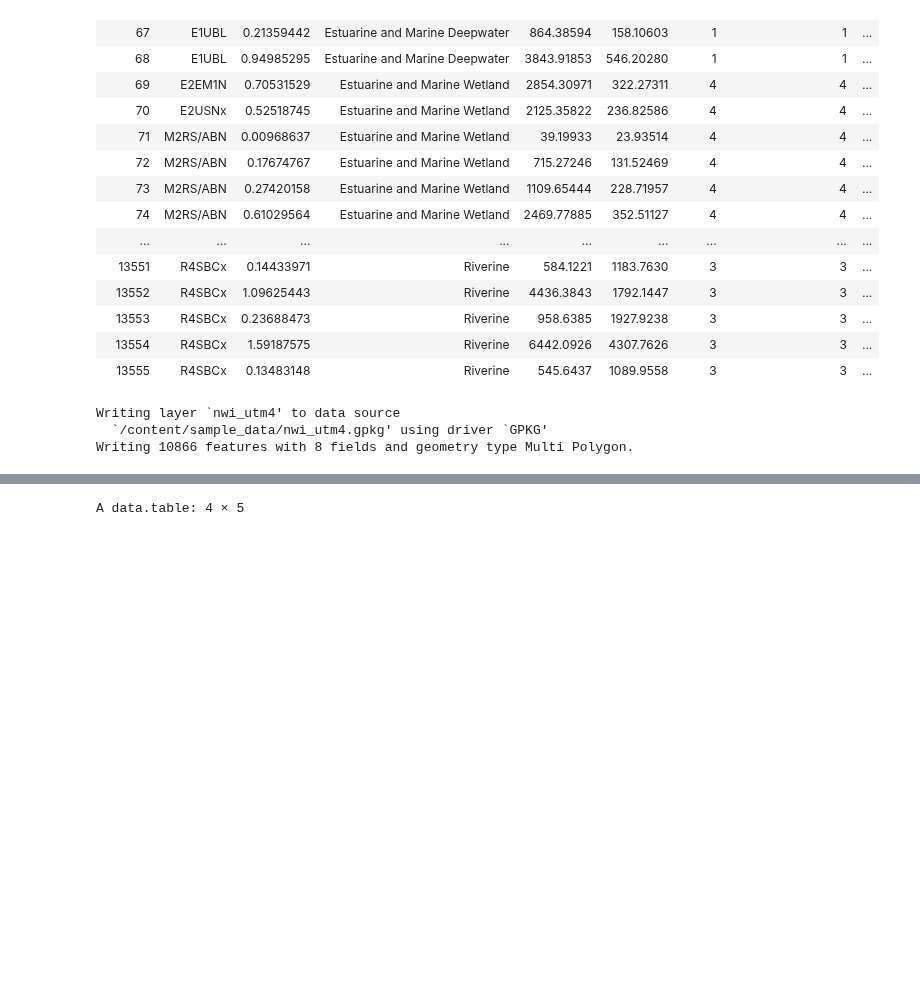
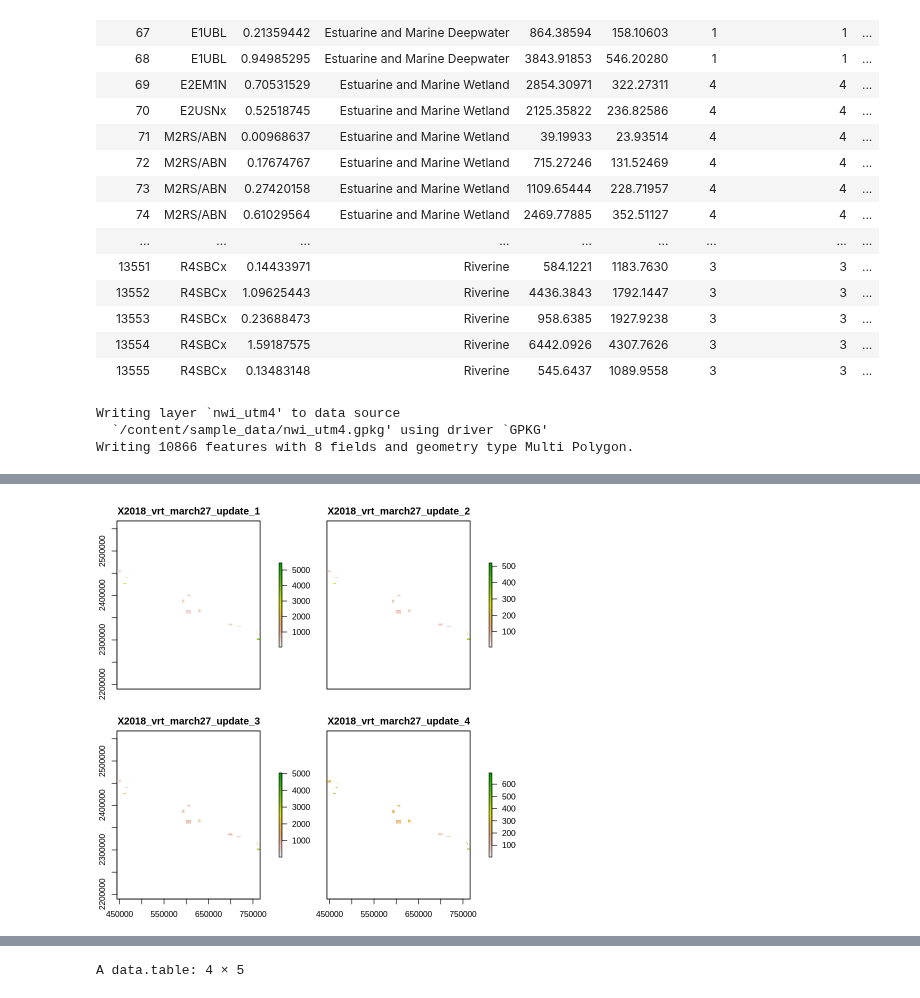
Before and after one commit to MadmanMarble/Planet_U-NET, a Jupyter notebook: Planet_image_stacking_032024.ipynb, the cells around one changed output, grey strips where cells are left out. Cells and saved outputs as stored; diff of their text form; code cells hidden in the pictures; blank space fills up the shorter version.

```diff
--- a/Planet_image_stacking_032024.ipynb
+++ b/Planet_image_stacking_032024.ipynb
@@ -717,8 +882,10 @@ Writing 10866 features with 8 fields and geometry type Multi Polygon.
 # %%
 vrt_utm4_2018 <- stack("/content/imagery/planet/2018/utm4/2018_vrt_march27_update.vrt")
-# vrt_utm4_2018 %>% plot
-vrt_utm4_2019 <- stack("/content/imagery/planet/2019/utm4/2019_vrt_march27_update.vrt")
-# vrt_utm4_2019 %>% plot
-vrt_utm4_2020 <- stack("/content/imagery/planet/2020/utm4/2020_vrt_march27_update.vrt")
-# vrt_utm4_2020 %>% plot
+vrt_utm4_2018 %>% plot
+# vrt_utm4_2019 <- stack("/content/imagery/planet/2019/utm4/2019_vrt_march27_update.vrt")
+# # vrt_utm4_2019 %>% plot
+# vrt_utm4_2020 <- stack("/content/imagery/planet/2020/utm4/2020_vrt_march27_update.vrt")
+# # vrt_utm4_2020 %>% plot
+# %% [output]
+[figure, added]
 # %%
```
Also changed, not shown: parts of 15 cells of this notebook.
